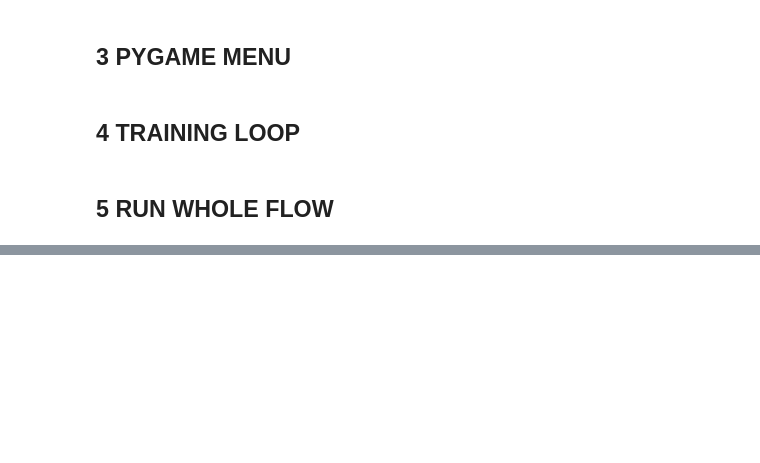
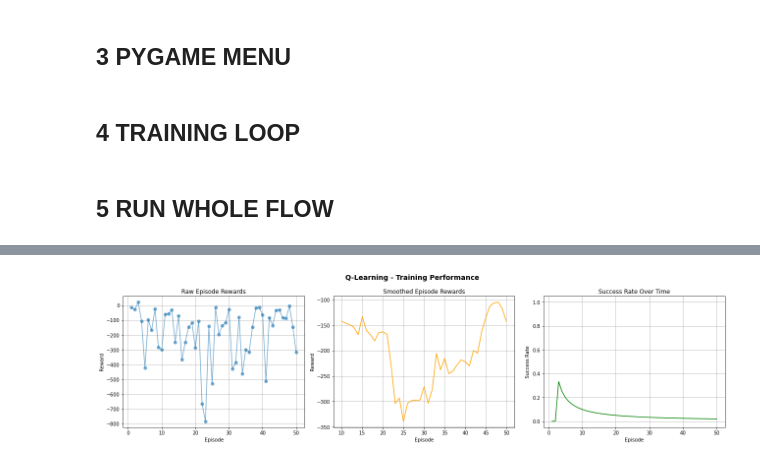
Before and after one commit to frnchskolymps/RL_PROJECT, a Jupyter notebook: LOCK_KEY/lockNkeyTest.ipynb, the cells around one changed output, grey strips where cells are left out. Drawn from its saved outputs; the diff is of its cells as text; code cells hidden in the pictures; blank space fills up the shorter version.

Commit message:
added graph for evaluation features

```diff
--- a/LOCK_KEY/lockNkeyTest.ipynb
+++ b/LOCK_KEY/lockNkeyTest.ipynb
@@ -555,0 +509,83 @@ SystemExit:
+# %%
+# ----------------- CELL 6: Results & Comparison -----------------
+import matplotlib.pyplot as plt
+import numpy as np
+import pandas as pd
+from IPython.display import display, HTML
+
+# === 1) Plot Learning Curves (raw + smoothed rewards + success rate) ===
+def plot_learning_curves(rewards, successes, algo_name, smooth_window=10):
+    episodes = np.arange(1, len(rewards) + 1)
+
+    plt.figure(figsize=(18, 5))
+    plt.suptitle(f"{algo_name} - Training Performance", fontsize=14, fontweight='bold')
+
+    # 1️⃣ Raw Reward Curve
+    plt.subplot(1, 3, 1)
+    plt.plot(episodes, rewards, marker='o', alpha=0.6, label='Raw Reward')
+    plt.xlabel("Episode")
+    plt.ylabel("Reward")
+    plt.title("Raw Episode Rewards")
+    plt.grid(True)
+
+    # 2️⃣ Smoothed Reward Curve
+    plt.subplot(1, 3, 2)
+    if len(rewards) >= smooth_window:
+        smooth_rewards = np.convolve(rewards, np.ones(smooth_window)/smooth_window, mode='valid')
+        x = np.arange(smooth_window, len(rewards)+1)
+        plt.plot(x, smooth_rewards, color='orange', label=f'Smoothed (window={smooth_window})')
+    else:
+        plt.plot(episodes, rewards, color='orange', label='Smoothed (fallback)')
+    plt.xlabel("Episode")
+    plt.ylabel("Reward")
+    plt.title("Smoothed Episode Rewards")
+    plt.grid(True)
+
+    # 3️⃣ Success Rate Curve
+    plt.subplot(1, 3, 3)
+    success_rate = np.cumsum(successes) / episodes
+    plt.plot(episodes, success_rate, color='green', label='Success Rate')
+    plt.xlabel("Episode")
+    plt.ylabel("Success Rate")
+    plt.title("Success Rate Over Time")
+    plt.ylim(-0.05, 1.05)
+    plt.grid(True)
+
+    plt.tight_layout()
+    plt.show()
+
+# === 2) Summary Table (optional multi-algo comparison) ===
+def summarize_results(all_results):
+    """
+    all_results = {
+        'Q-Learning': {'rewards': [...], 'successes': [...]},
+        'Monte Carlo': {...},
+        'Actor-Critic': {...}
+    }
+    """
+    data = []
+    for algo, res in all_results.items():
+        rewards = np.array(res['rewards'])
+        successes = np.array(res['successes'])
+        avg_reward = np.mean(rewards)
+        max_reward = np.max(rewards)
+        success_rate = np.mean(successes)
+        data.append([algo, avg_reward, max_reward, success_rate])
+
+    df = pd.DataFrame(data, columns=['Algorithm', 'Avg Reward', 'Max Reward', 'Success Rate'])
+    display(HTML("<h3>📊 Algorithm Performance Summary</h3>"))
+    display(df.round(3))
+
+# === 3) Example usage ===
+# If you trained only one algorithm:
+plot_learning_curves(rewards, successes, algo_name=algo)
+
+# If you trained multiple algorithms separately:
+# all_results = {
+#     'Q-Learning': {'rewards': q_rewards, 'successes': q_successes},
+#     'Monte Carlo': {'rewards': mc_rewards, 'successes': mc_successes},
+#     'Actor-Critic': {'rewards': ac_rewards, 'successes': ac_successes}
+# }
+# summarize_results(all_results)
+# %% [output]
+[figure, added]
```
Also changed, not shown: parts of 4 cells of this notebook, 7 other files.
